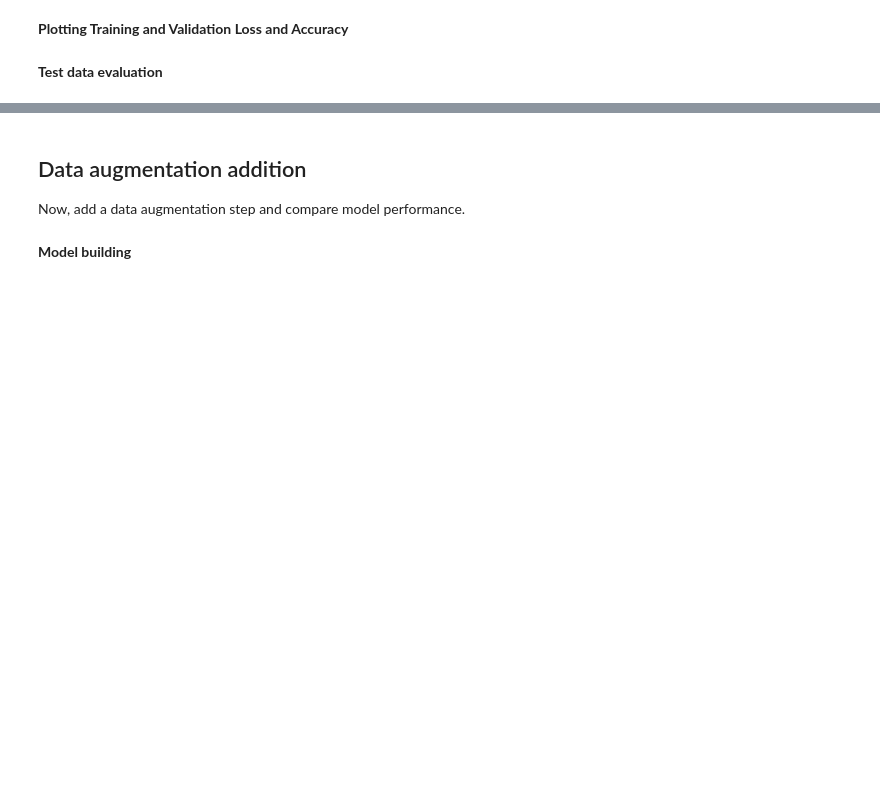
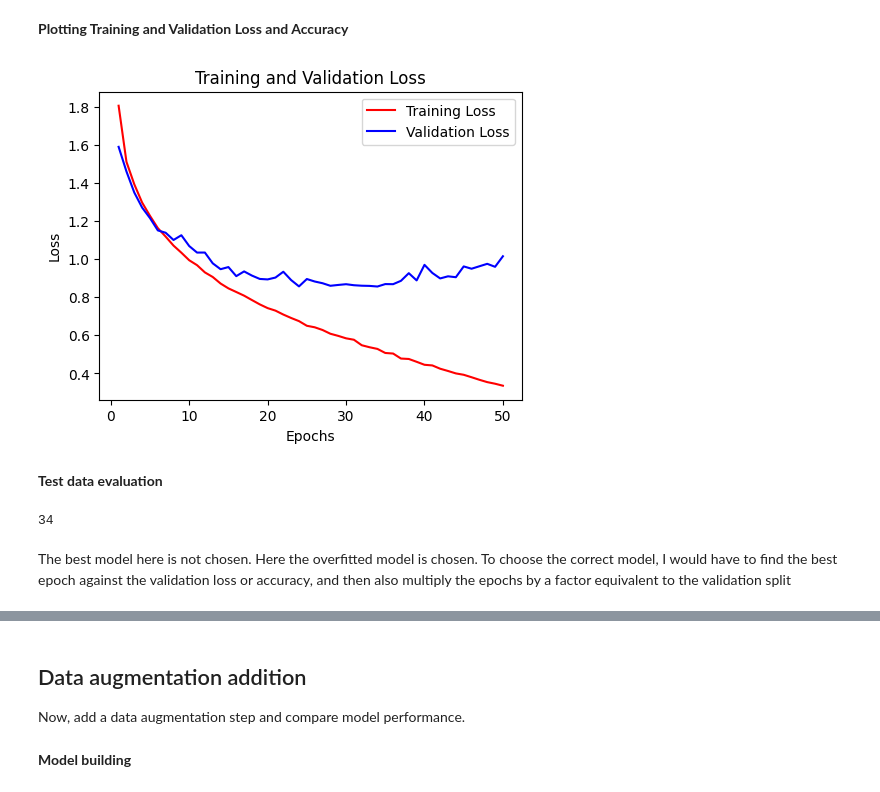
Before and after one commit to MiguelAtencio/deep-learning-copilot, a Jupyter notebook: ML4BI_E5.ipynb, the cells around one changed output, grey strips where cells are left out. Saved outputs shown, nothing was run; the diff lists cells and outputs as text; code cells hidden in the pictures; blank space fills up the shorter version.

```diff
--- a/ML4BI_E5.ipynb
+++ b/ML4BI_E5.ipynb
@@ -42,2 +59,13 @@ Build a convnet without adding data augmentation.
+# %%
+input = keras.Input(shape=(32, 32, 3))
+x = layers.Rescaling(1./255)(input)
+x = layers.Conv2D(filters=32, kernel_size=3, activation='relu')(x)  # 30
+x = layers.MaxPooling2D(pool_size=2)(x)                             # 15
+x = layers.Conv2D(filters=64, kernel_size=3, activation='relu')(x)  # 13
+x = layers.MaxPooling2D(pool_size=2)(x)                             # 6
+x = layers.Conv2D(filters=128, kernel_size=3, activation='relu')(x) # 4
+x = layers.MaxPooling2D(pool_size=2)(x)                             # 2
+x = layers.GlobalAveragePooling2D()(x)
+output = layers.Dense(10, activation='softmax')(x)
 # %% [markdown]
 **Compile and train the model**
@@ -45,0 +72,7 @@ Build a convnet without adding data augmentation.
+# %%
+model = keras.Model(inputs=input, outputs=output)
+model.compile(optimizer='adam',
+              loss='sparse_categorical_crossentropy',
+              metrics=['accuracy'])
+
+history = model.fit(train_images, train_labels, epochs=50, batch_size=128, validation_split=0.2)
@@ -50,2 +99,17 @@ Build a convnet without adding data augmentation.
+# %%
+plt.figure(figsize=(12, 4))
+
+epochs = range(1, len(history.history['loss']) + 1)
+plt.subplot(1, 2, 1)
+plt.plot(epochs, history.history['loss'], 'r-', label='Training Loss')
+plt.plot(epochs, history.history['val_loss'], 'b-', label='Validation Loss')
+plt.title('Training and Validation Loss')
+plt.xlabel('Epochs')
+plt.ylabel('Loss')
+plt.legend()
+
+plt.show()
+# %% [output]
+[figure, added]
 # %% [markdown]
 **Test data evaluation**
@@ -53,0 +116,8 @@ Build a convnet without adding data augmentation.
+# %%
+best_epoch = history.history["val_loss"].index(min(history.history["val_loss"])) + 1
+best_epoch
+# %% [output]
+34
+# %% [markdown]
+The best model here is not chosen. Here the overfitted model is chosen.
+To choose the correct model, I would have to find the best epoch against the validation loss or accuracy, and then also multiply the epochs by a factor equivalent to the validation split
```
Also changed, not shown: parts of 18 cells of this notebook.
